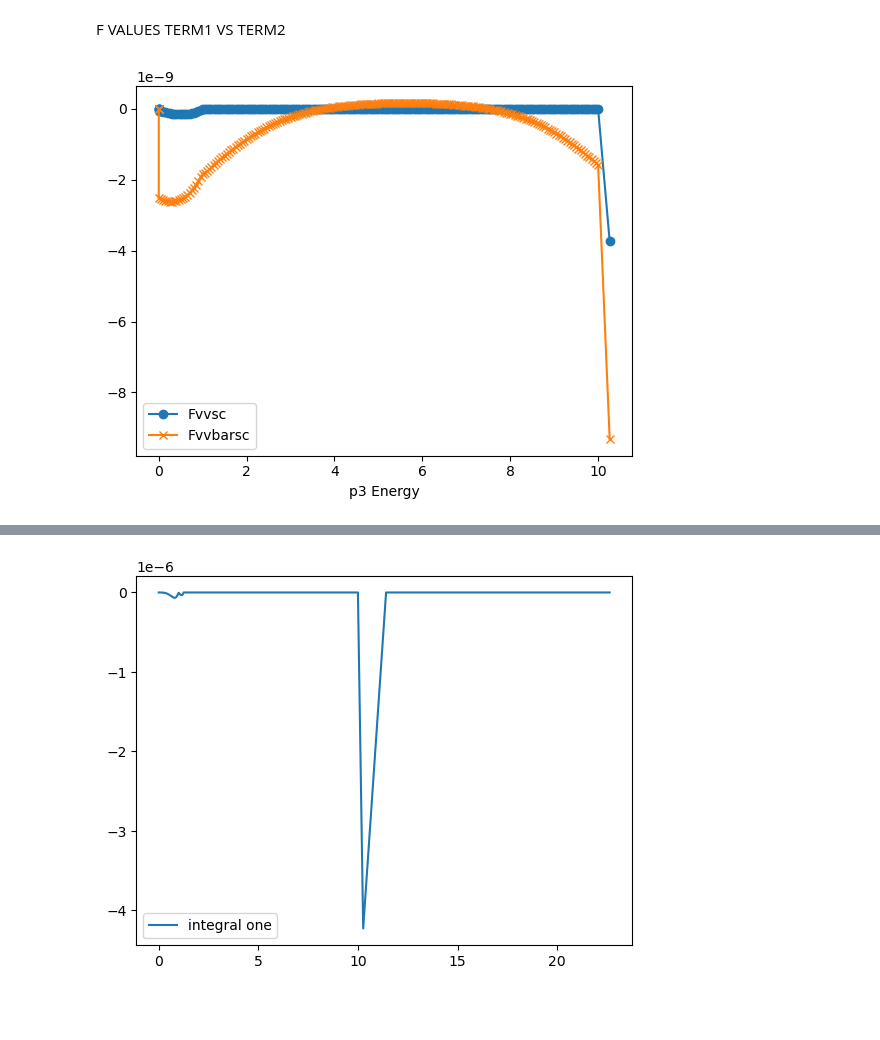
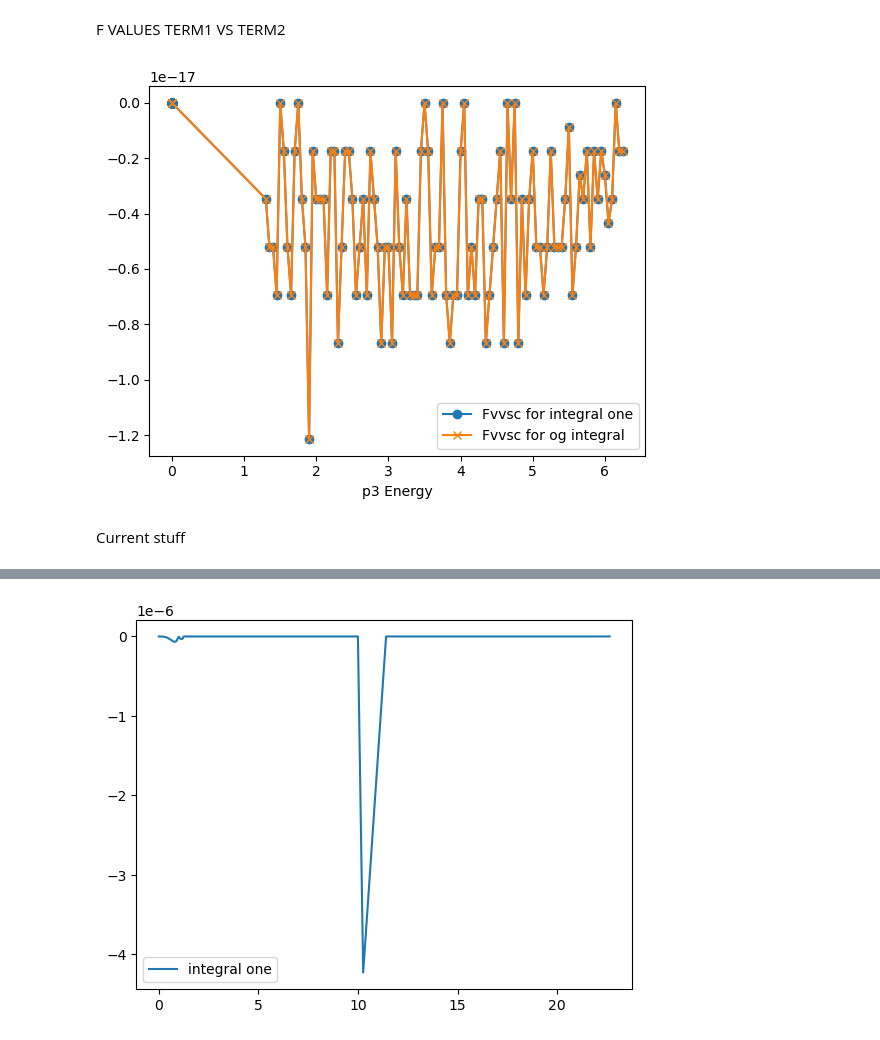
Before and after one commit to nuLABatUSD/QKESolveCPP, a Jupyter notebook: number_density_post.ipynb, the cells around one changed output, grey strips where cells are left out. Cells and saved outputs as stored; diff of their text form; code cells hidden in the pictures; blank space fills up the shorter version.

Commit message:
working on integral one

```diff
--- a/number_density_post.ipynb
+++ b/number_density_post.ipynb
@@ -15,7 +15,7 @@ term1_array = np.zeros(206)
 term2_array = np.zeros(206)
 p4array = np.zeros(206)
 p3array = np.zeros(206)
-for i in range(202):
+for i in range(100):
     term1_array[i] = float(term1[0][i])
     term2_array[i] = float(term2[0][i])
     p4array[i] = float(p4[0][i])
@@ -23,10 +23,12 @@ for i in range(202):
 # %%
 plt.figure()
 plt.xlabel("p3 Energy")
-plt.plot(p3array, term1_array, "o-", label="Fvvsc")
-plt.plot(p3array, term2_array, "x-", label="Fvvbarsc")
+plt.plot(p3array, term1_array, "o-", label="Fvvsc for integral one")
+plt.plot(p3array, term2_array, "x-", label="Fvvsc for og integral")
 #plt.yscale("log")
 plt.legend()
 plt.show()
 # %% [output]
-[figure, old version]
+[figure, new version]
+# %% [markdown]
+Current stuff
```
Also changed, not shown: parts of 23 cells of this notebook, 4 other files.
